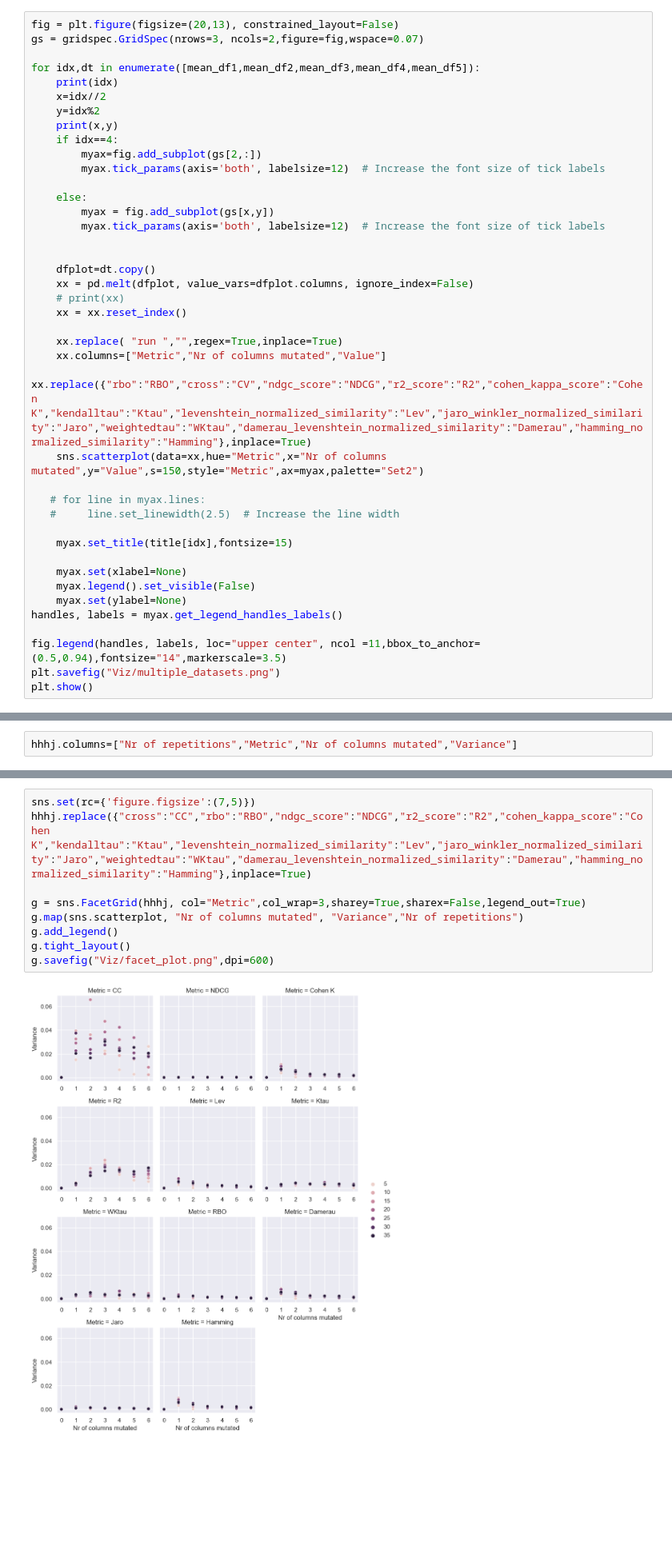
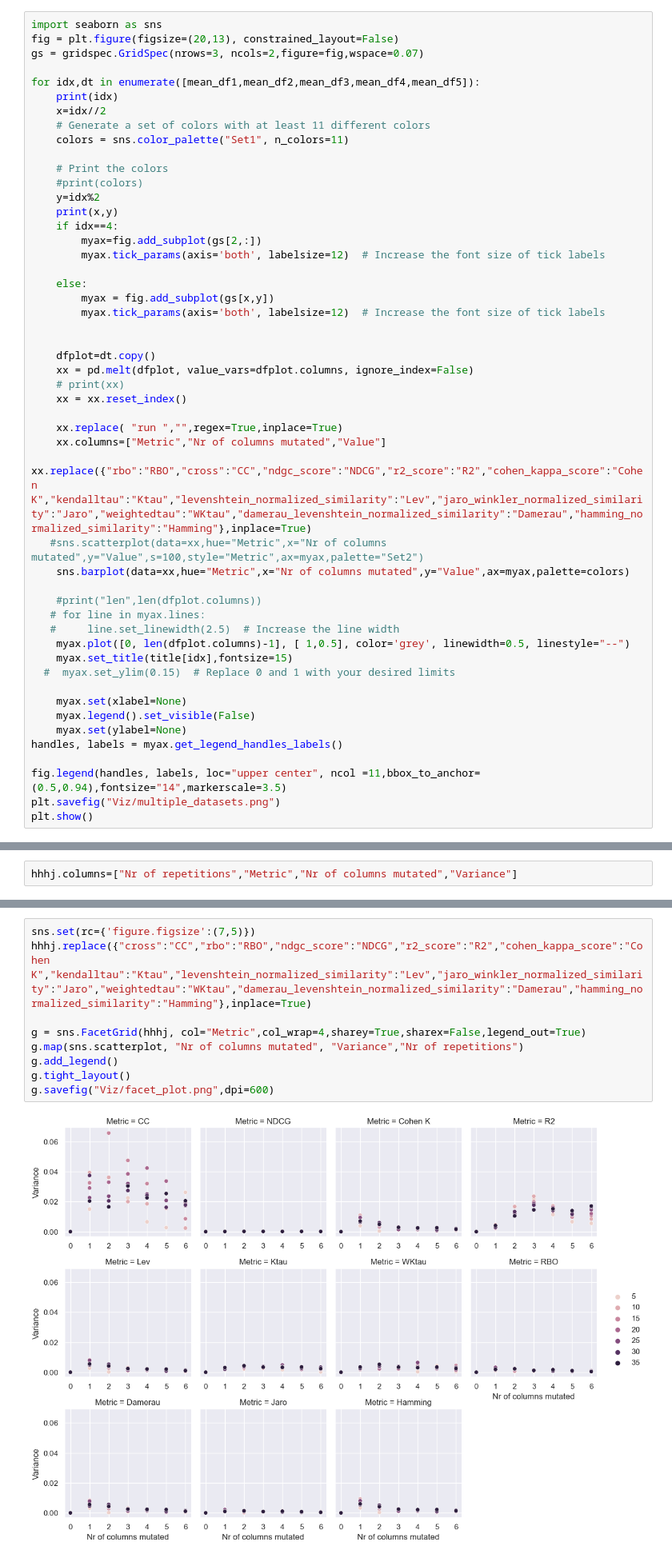
Before and after one commit to joofio/tabular-dataset-similarity, a Jupyter notebook: Final - Viz.ipynb, the cells around one changed output, grey strips where cells are left out. Shown at 80% size. Drawn from its saved outputs; the diff is of its cells as text; blank space fills up the shorter version.

```diff
--- a/Final - Viz.ipynb
+++ b/Final - Viz.ipynb
@@ -331,12 +331,18 @@ mean_df5
 # %%
 title=["Heart","Breast-Cancer","Liver","Thyroid","Primary-tumor"]
 # %%
+import seaborn as sns
 fig = plt.figure(figsize=(20,13), constrained_layout=False)
 gs = gridspec.GridSpec(nrows=3, ncols=2,figure=fig,wspace=0.07)
 
 for idx,dt in enumerate([mean_df1,mean_df2,mean_df3,mean_df4,mean_df5]):
     print(idx)
     x=idx//2
+    # Generate a set of colors with at least 11 different colors
+    colors = sns.color_palette("Set1", n_colors=11)
+
+    # Print the colors
+    #print(colors)
     y=idx%2
     print(x,y)
     if idx==4:
@@ -355,13 +361,16 @@ for idx,dt in enumerate([mean_df1,mean_df2,mean_df3,mean_df4,mean_df5]):
 
     xx.replace( "run ","",regex=True,inplace=True)
     xx.columns=["Metric","Nr of columns mutated","Value"]
-    xx.replace({"rbo":"RBO","cross":"CV","ndgc_score":"NDCG","r2_score":"R2","cohen_kappa_score":"Cohen K","kendalltau":"Ktau","levenshtein_normalized_similarity":"Lev","jaro_winkler_normalized_similarity":"Jaro","weightedtau":"WKtau","damerau_levenshtein_normalized_similarity":"Damerau","hamming_normalized_similarity":"Hamming"},inplace=True)
-    sns.scatterplot(data=xx,hue="Metric",x="Nr of columns mutated",y="Value",s=150,style="Metric",ax=myax,palette="Set2")
+    xx.replace({"rbo":"RBO","cross":"CC","ndgc_score":"NDCG","r2_score":"R2","cohen_kappa_score":"Cohen K","kendalltau":"Ktau","levenshtein_normalized_similarity":"Lev","jaro_winkler_normalized_similarity":"Jaro","weightedtau":"WKtau","damerau_levenshtein_normalized_similarity":"Damerau","hamming_normalized_similarity":"Hamming"},inplace=True)
+   #sns.scatterplot(data=xx,hue="Metric",x="Nr of columns mutated",y="Value",s=100,style="Metric",ax=myax,palette="Set2")
+    sns.barplot(data=xx,hue="Metric",x="Nr of columns mutated",y="Value",ax=myax,palette=colors)
 
+    #print("len",len(dfplot.columns))
    # for line in myax.lines:
    #     line.set_linewidth(2.5)  # Increase the line width
-
+    myax.plot([0, len(dfplot.columns)-1], [ 1,0.5], color='grey', linewidth=0.5, linestyle="--")
     myax.set_title(title[idx],fontsize=15)
+  #  myax.set_ylim(0.15)  # Replace 0 and 1 with your desired limits
 
     myax.set(xlabel=None)
     myax.legend().set_visible(False)
@@ -491,14 +490,14 @@ sns.color_palette()
 # %%
 sns.set(rc={'figure.figsize':(7,5)})
 hhhj.replace({"cross":"CC","rbo":"RBO","ndgc_score":"NDCG","r2_score":"R2","cohen_kappa_score":"Cohen K","kendalltau":"Ktau","levenshtein_normalized_similarity":"Lev","jaro_winkler_normalized_similarity":"Jaro","weightedtau":"WKtau","damerau_levenshtein_normalized_similarity":"Damerau","hamming_normalized_similarity":"Hamming"},inplace=True)
 
-g = sns.FacetGrid(hhhj, col="Metric",col_wrap=3,sharey=True,sharex=False,legend_out=True)
+g = sns.FacetGrid(hhhj, col="Metric",col_wrap=4,sharey=True,sharex=False,legend_out=True)
 g.map(sns.scatterplot, "Nr of columns mutated", "Variance","Nr of repetitions")
 g.add_legend()
 g.tight_layout()
 g.savefig("Viz/facet_plot.png",dpi=600)
 # %% [output]
-[figure, old version]
+[figure, new version]
 # %%
 #### synth
 # %%
```
Also changed, not shown: parts of 5 cells of this notebook, 4 other files.
